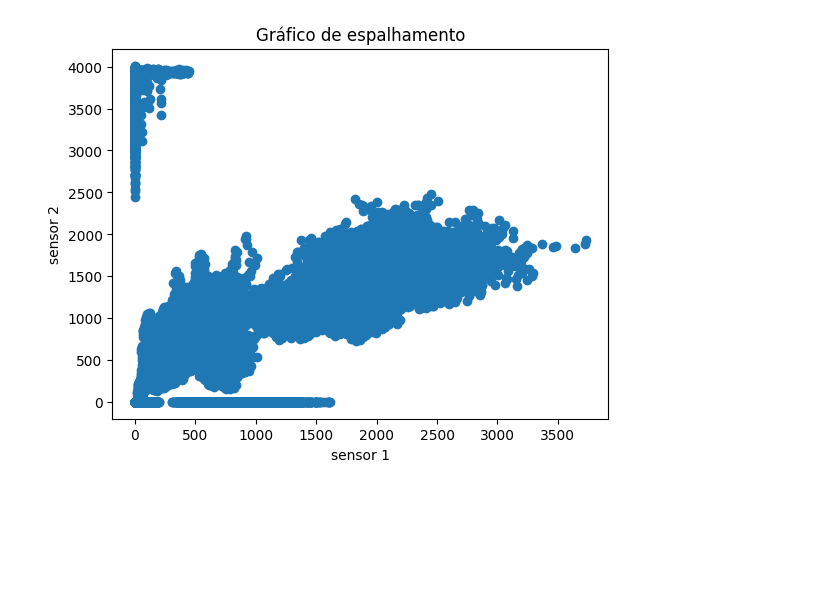
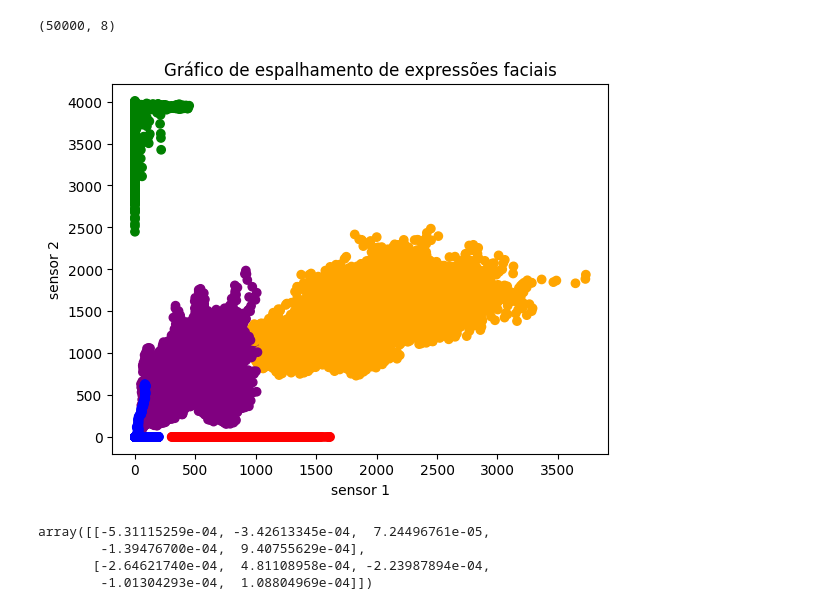
Before and after one commit to tarcizo12/atividade-inteligencia-artificial, a Jupyter notebook: tarefa-de-classificacao/app.ipynb, the cells around one changed output. Drawn from its saved outputs; the diff is of its cells as text; code cells hidden in the pictures; blank space fills up the shorter version.

Commit message:
adicionando cores ao grafico

```diff
--- a/tarefa-de-classificacao/app.ipynb
+++ b/tarefa-de-classificacao/app.ipynb
@@ -12,11 +10,17 @@ labels = pd.read_csv('./base-de-dados/labels.csv', header=None, names=['neutro',
 dados = pd.concat([caracteristicas, labels], axis=1)
 
 dados['label'] = dados.loc[:,['neutro','sorrindo','aberto','surpreso', 'rabugento']].idxmax(axis=1)
+# %%
+dados.shape
+# %% [output]
+(50000, 8)
 # %%
-plt.scatter(dados['sensor 1'], dados['sensor 2'], label=dados['label'])
+cores = {'neutro': 'blue', 'sorrindo': 'green', 'aberto': 'red', 'surpreso': 'purple', 'rabugento': 'orange'}
+
+plt.scatter(dados['sensor 1'], dados['sensor 2'], c=dados['label'].apply(lambda x: cores[x]), label=dados['label'])
 plt.xlabel('sensor 1')
 plt.ylabel('sensor 2')
-plt.title('Gráfico de espalhamento')
+plt.title('Gráfico de espalhamento de expressões faciais')
 plt.show()
 # %% [output]
-[figure, old version]
+[figure, new version]
@@ -22,0 +61,7 @@ plt.show()
+# %%
+coef_bruno
+# %% [output]
+array([[-5.31115259e-04, -3.42613345e-04,  7.24496761e-05,
+        -1.39476700e-04,  9.40755629e-04],
+       [-2.64621740e-04,  4.81108958e-04, -2.23987894e-04,
+        -1.01304293e-04,  1.08804969e-04]])
```
Also changed, not shown: parts of 8 cells of this notebook.
